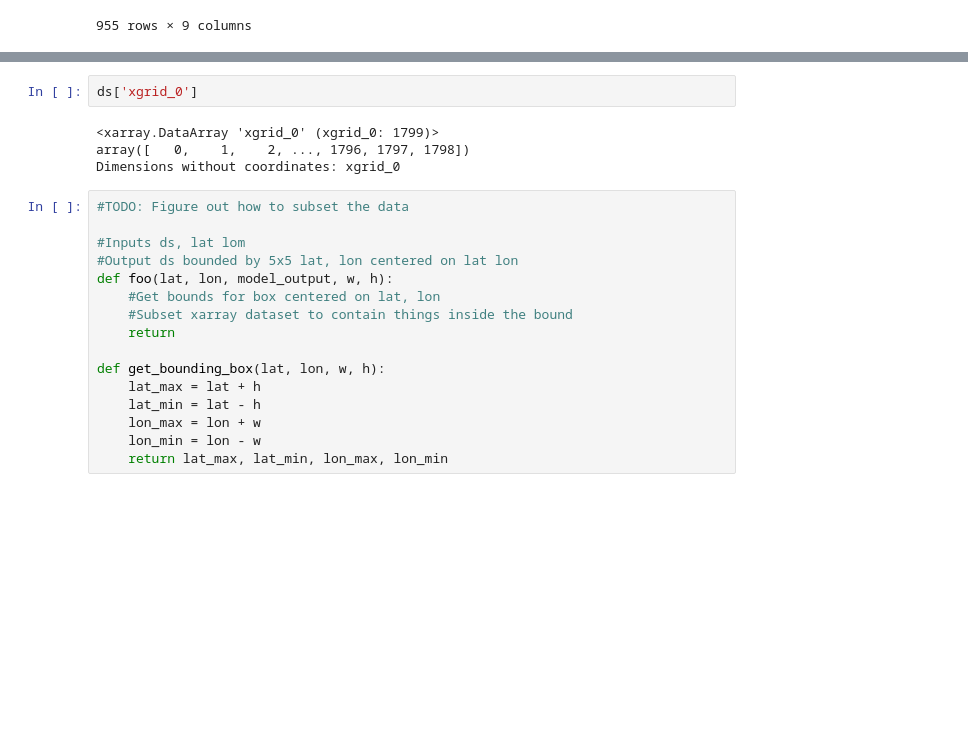
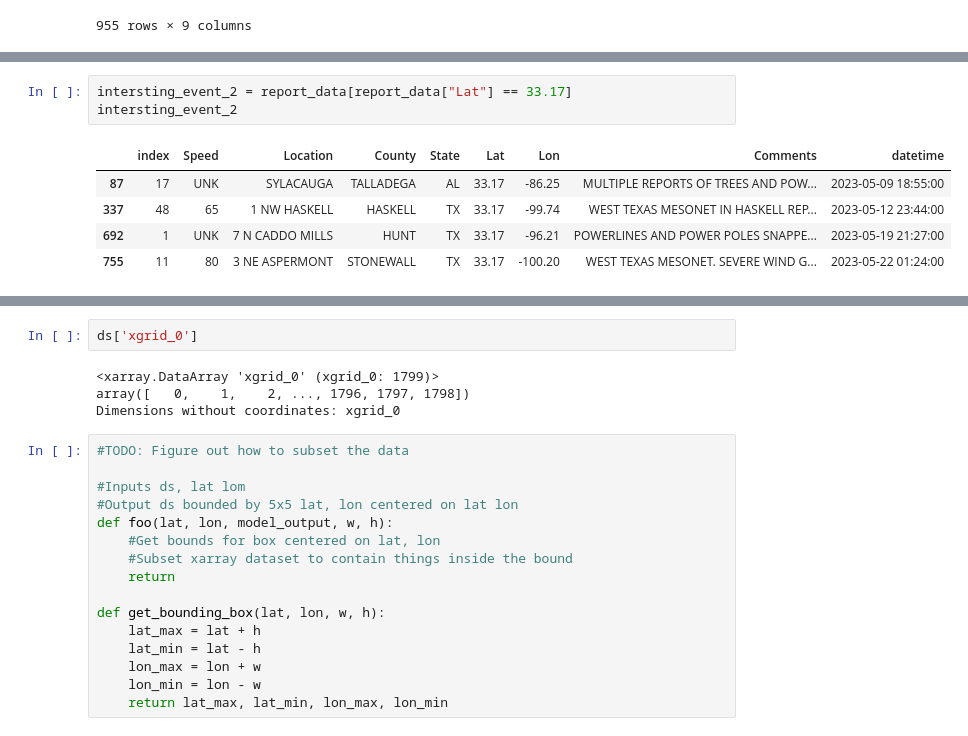
Before and after one commit to alex-schein-NOAA/data-transfer-tool, a Jupyter notebook: Notebook.ipynb, the cells around one changed output, grey strips where cells are left out. Drawn from its saved outputs; the diff is of its cells as text; blank space fills up the shorter version.

```diff
--- a/Notebook.ipynb
+++ b/Notebook.ipynb
@@ -147,0 +165,9 @@ plt.show()
+# %%
+intersting_event_2 = report_data[report_data["Lat"] == 33.17]
+intersting_event_2
+# %% [output]
+|  | index | Speed | Location | County | State | Lat | Lon | Comments | datetime |
+| 87 | 17 | UNK | SYLACAUGA | TALLADEGA | AL | 33.17 | -86.25 | MULTIPLE REPORTS OF TREES AND POW... | 2023-05-09 18:55:00 |
+| 337 | 48 | 65 | 1 NW HASKELL | HASKELL | TX | 33.17 | -99.74 | WEST TEXAS MESONET IN HASKELL REP... | 2023-05-12 23:44:00 |
+| 692 | 1 | UNK | 7 N CADDO MILLS | HUNT | TX | 33.17 | -96.21 | POWERLINES AND POWER POLES SNAPPE... | 2023-05-19 21:27:00 |
+| 755 | 11 | 80 | 3 NE ASPERMONT | STONEWALL | TX | 33.17 | -100.20 | WEST TEXAS MESONET. SEVERE WIND G... | 2023-05-22 01:24:00 |
```
Also changed, not shown: parts of 27 cells of this notebook.
